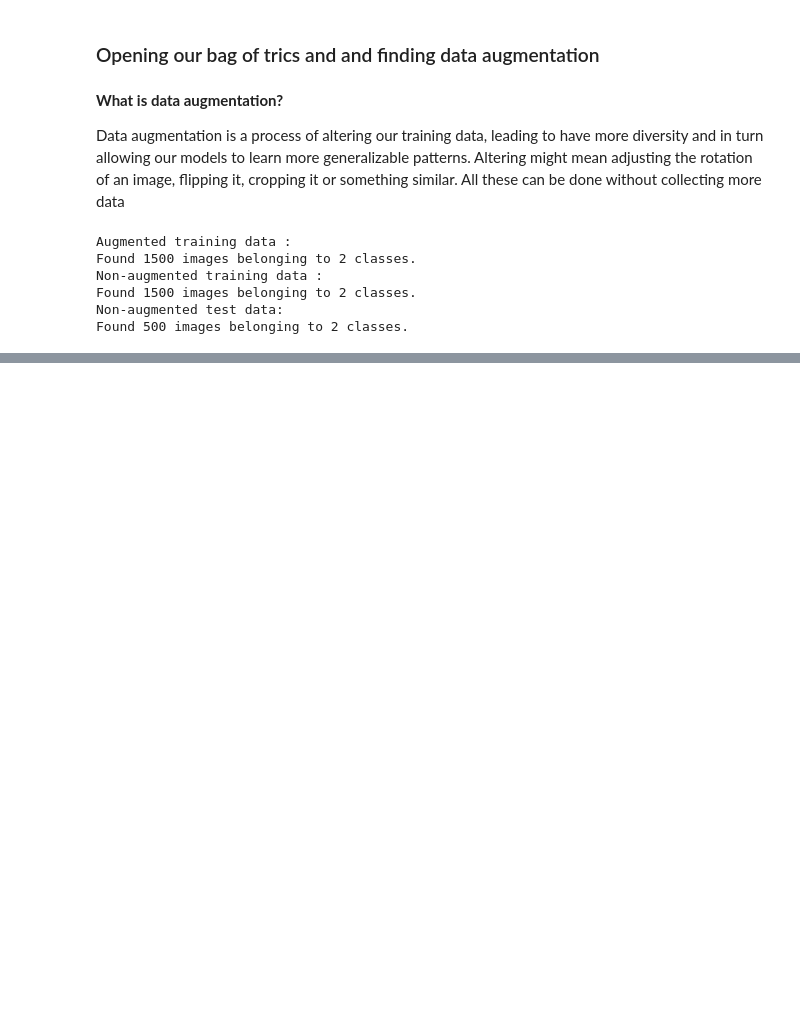
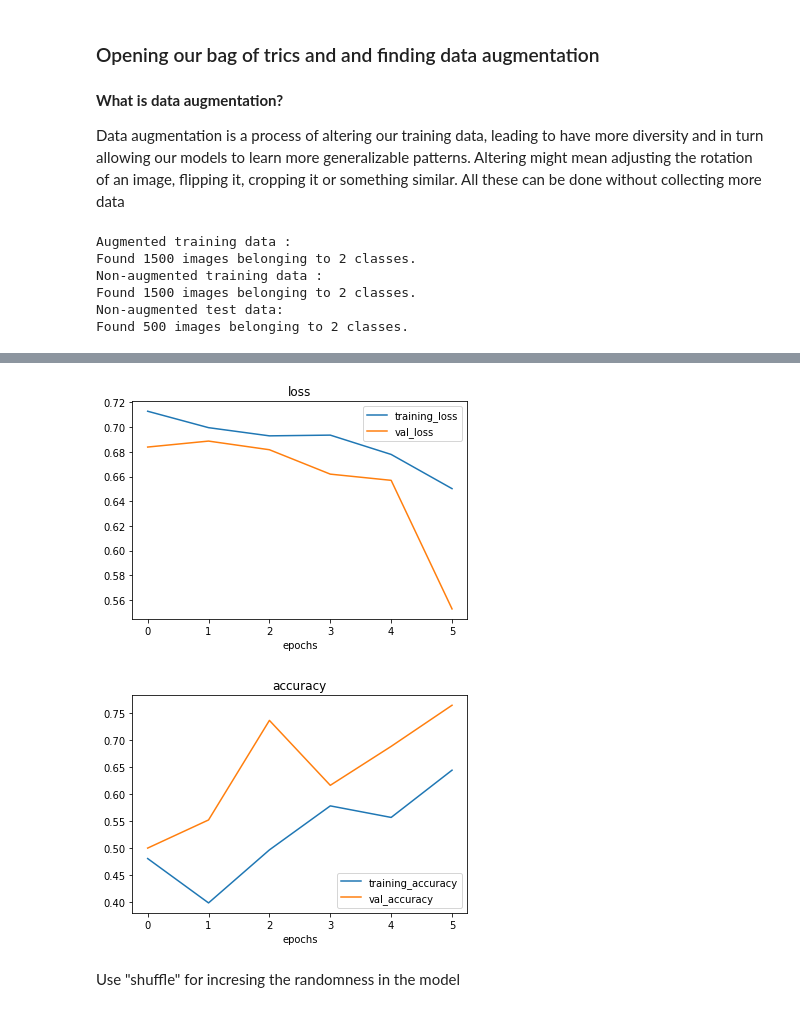
Before and after one commit to Priyo-prog/Deep-Learning-with-Tensorflow, a Jupyter notebook: Computer Vision and Convolutional Neural Network in Tensorflow/Introduction_to_computer_vision_with_Tensorflow.ipynb, the cells around one changed output, grey strips where cells are left out. Saved outputs shown, nothing was run; the diff lists cells and outputs as text; code cells hidden in the pictures; blank space fills up the shorter version.

```diff
--- a/Computer Vision and Convolutional Neural Network in Tensorflow/Introduction_to_computer_vision_with_Tensorflow.ipynb
+++ b/Computer Vision and Convolutional Neural Network in Tensorflow/Introduction_to_computer_vision_with_Tensorflow.ipynb
@@ -717,0 +718,24 @@ Show image number:13
+# %%
+# Craete a model
+model_4 = tf.keras.Sequential([
+ Conv2D(10,3, activation=tf.keras.activations.relu),
+ MaxPool2D(pool_size=2),
+ Conv2D(10,3, activation="relu"),
+ MaxPool2D(),
+ Conv2D(10,3, activation="relu"),
+ MaxPool2D(),
+ Flatten(),
+ Dense(1, activation=tf.keras.activations.sigmoid) # for multiclass we will use softmax
+])
+
+# Compile the model
+model_4.compile(loss="binary_crossentropy",
+                optimizer=Adam(),
+                metrics=["accuracy"])
+
+# Fit the model
+history_4 = model_4.fit(train_data_augmented,
+                        epochs=6,
+                        steps_per_epoch=len(train_data_augmented),
+                        validation_data=test_data,
+                        validation_steps=len(test_data))
@@ -717,0 +755,8 @@ Show image number:13
+# %%
+# Ckeck our model's training curves
+plot_loss_curves(history_4)
+# %% [output]
+[figure, added]
+[figure, added]
+# %% [markdown]
+Use "shuffle" for incresing the randomness in the model
```
Also changed, not shown: parts of 20 cells of this notebook.
